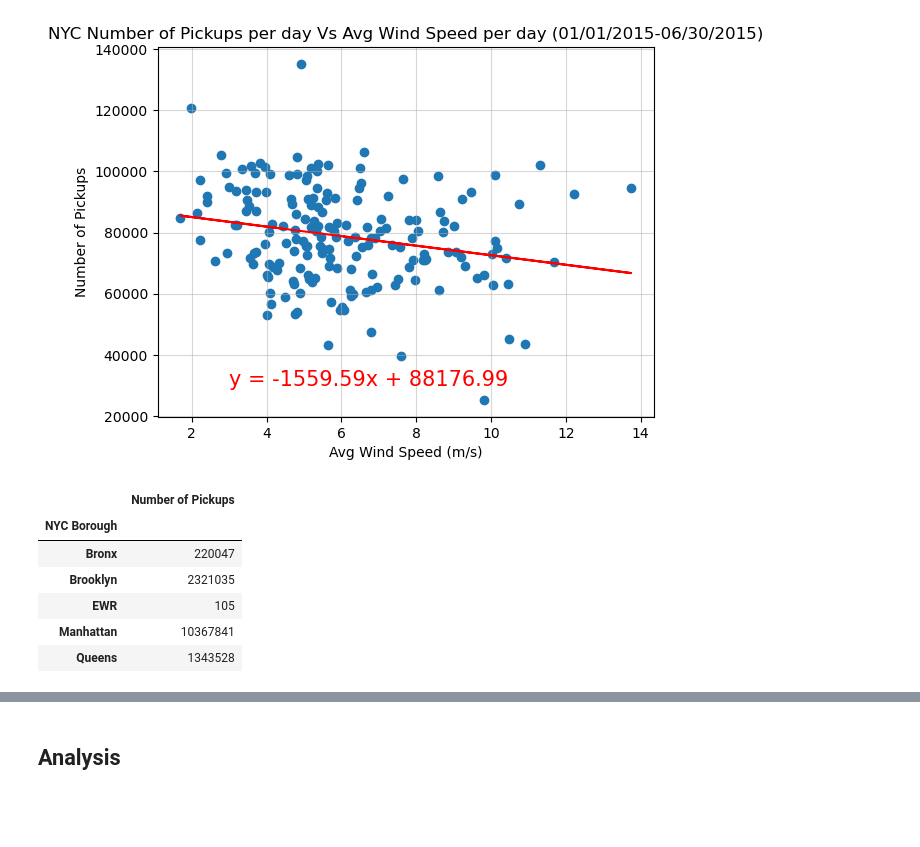
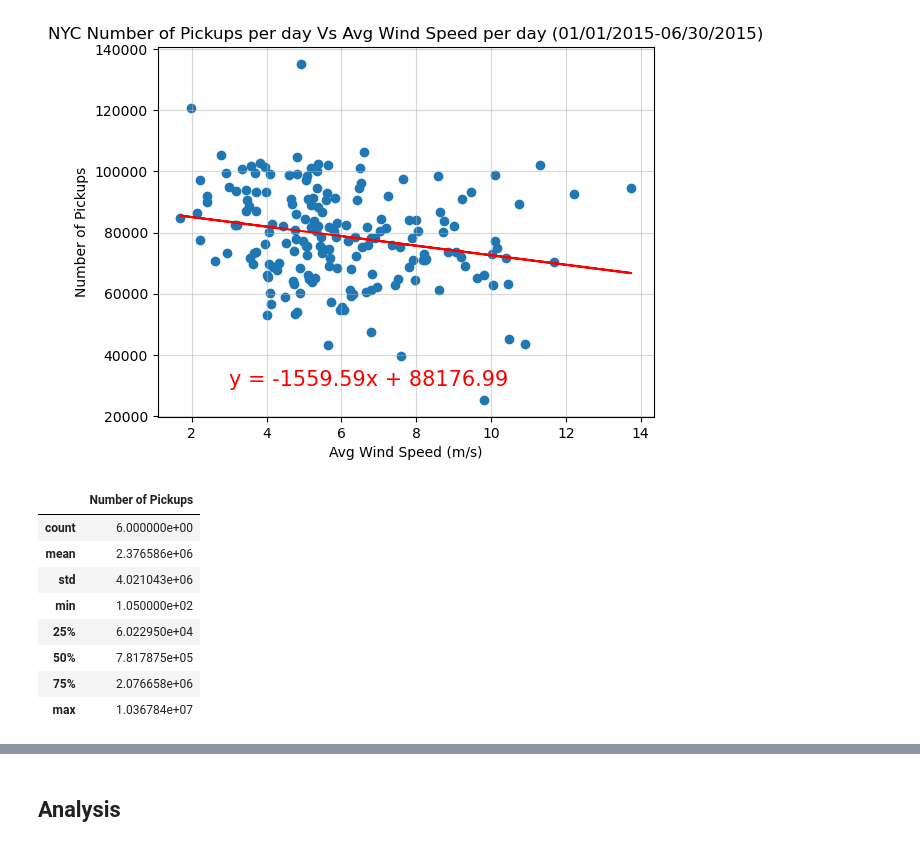
Before and after one commit to caleb-g23/Uber_Pickups_Project, a Jupyter notebook: Main/wind_speed_data.ipynb, the cells around one changed output, grey strips where cells are left out. Cells and saved outputs as stored; diff of their text form; code cells hidden in the pictures; blank space fills up the shorter version.

```diff
--- a/Main/wind_speed_data.ipynb
+++ b/Main/wind_speed_data.ipynb
@@ -163,17 +170,20 @@ The r-value is: -0.22577964333481676
 # %%
 #How do the different borughs compare with pickups?
 borough_df= uber_df[["borough", "pickups"]]
 borough_df= borough_df.rename(columns={"borough": "NYC Borough"}|{"pickups":"Number of Pickups"})
 borough_df= borough_df.groupby("NYC Borough").agg({"Number of Pickups": "sum"}).reindex()
 borough_df.head()
+borough_df.describe()
 # %% [output]
 |  | Number of Pickups |
-| NYC Borough |  |
-| Bronx | 220047 |
-| Brooklyn | 2321035 |
-| EWR | 105 |
-| Manhattan | 10367841 |
-| Queens | 1343528 |
+| count | 6.000000e+00 |
+| mean | 2.376586e+06 |
+| std | 4.021043e+06 |
+| min | 1.050000e+02 |
+| 25% | 6.022950e+04 |
+| 50% | 7.817875e+05 |
+| 75% | 2.076658e+06 |
+| max | 1.036784e+07 |
 # %%
 figure1 = borough_df.plot(kind="bar", facecolor="red", figsize=(8,6),
                                 title="Total Number of Pickups per Borough (01/01/2015-06/30/2015)",
```
Also changed, not shown: parts of 3 cells of this notebook.
